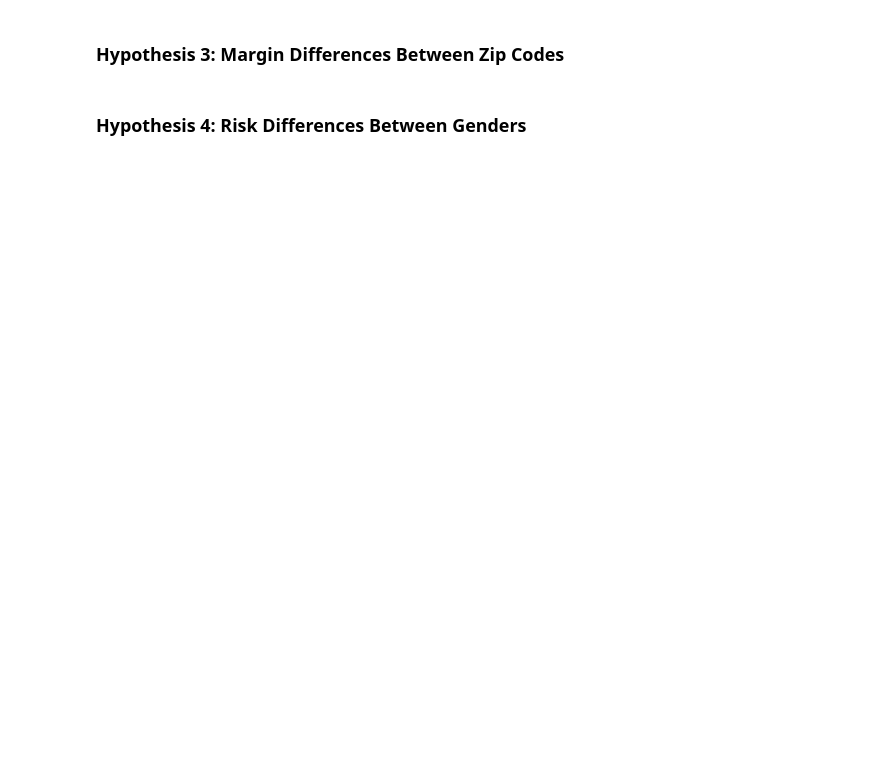
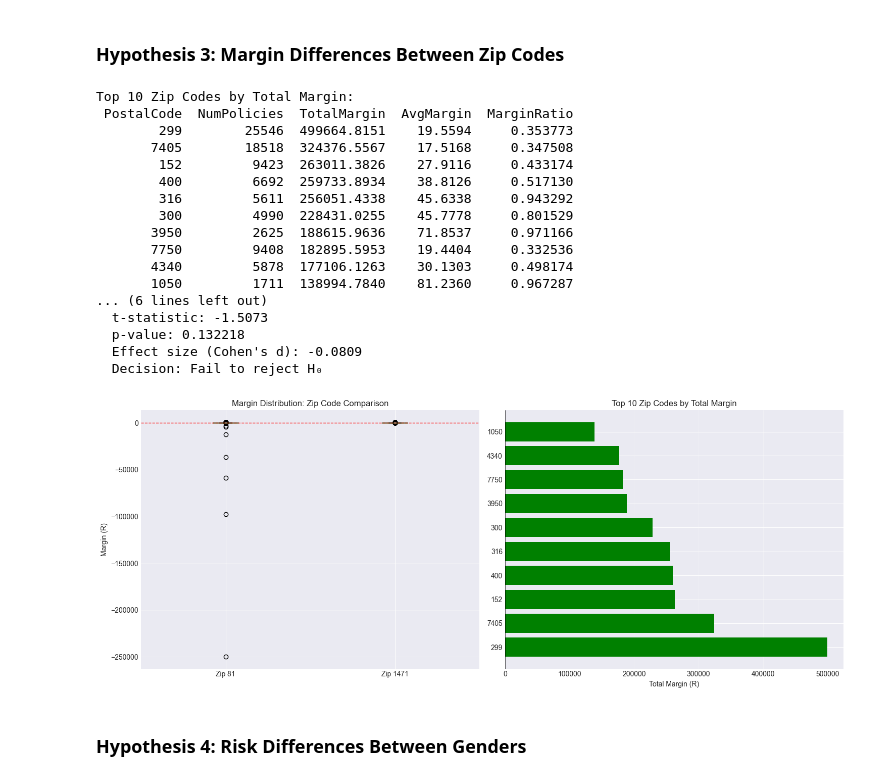
Before and after one commit to dnNatnael/End-to-End-Insurance-Risk-Analytics-Predictive-Modeling, a Jupyter notebook: notebooks/02_statistical_validation.ipynb, the cells around one changed output. Drawn from its saved outputs; the diff is of its cells as text; code cells hidden in the pictures; blank space fills up the shorter version.

```diff
--- a/notebooks/02_statistical_validation.ipynb
+++ b/notebooks/02_statistical_validation.ipynb
@@ -361,34 +510,60 @@ print(f"  Difference: R{margin_test_zip['difference']:,.2f}")
 print(f"  t-statistic: {margin_test_zip['t_statistic']:.4f}")
 print(f"  p-value: {margin_test_zip['p_value']:.6f}")
 print(f"  Effect size (Cohen's d): {margin_test_zip['effect_size_cohens_d']:.4f}")
 print(f"  Decision: {margin_test_zip['interpretation']}")
 
 # Visualization
+# Ensure reports directory exists
+try:
+    reports_dir
+except NameError:
+    reports_dir = PROJECT_ROOT / "reports"
+    reports_dir.mkdir(exist_ok=True)
+
 fig, axes = plt.subplots(1, 2, figsize=(15, 6))
 
 # Margin distribution comparison
 axes[0].boxplot([
     group_a_zip['Margin'],
     group_b_zip['Margin']
 ], labels=[f'Zip {zip_high_risk}', f'Zip {zip_low_risk}'])
 axes[0].set_ylabel('Margin (R)')
 axes[0].set_title('Margin Distribution: Zip Code Comparison')
 axes[0].axhline(0, color='red', linestyle='--', linewidth=1)
 axes[0].grid(axis='y', alpha=0.3)
 
 # Top zip codes by margin
 top_zip_margin = zip_margin.head(10)
 axes[1].barh(range(len(top_zip_margin)), top_zip_margin['TotalMargin'], color='green')
 axes[1].set_yticks(range(len(top_zip_margin)))
 axes[1].set_yticklabels(top_zip_margin['PostalCode'])
 axes[1].set_xlabel('Total Margin (R)')
 axes[1].set_title('Top 10 Zip Codes by Total Margin')
 axes[1].axvline(0, color='black', linestyle='-', linewidth=0.5)
 axes[1].grid(axis='x', alpha=0.3)
 
 plt.tight_layout()
-plt.savefig('reports/zipcode_margin_analysis.png', dpi=300, bbox_inches='tight')
+plt.savefig(reports_dir / 'zipcode_margin_analysis.png', dpi=300, bbox_inches='tight')
 plt.show()
+# %% [output]
+Top 10 Zip Codes by Total Margin:
+ PostalCode  NumPolicies  TotalMargin  AvgMargin  MarginRatio
+        299        25546  499664.8151    19.5594     0.353773
+       7405        18518  324376.5567    17.5168     0.347508
+        152         9423  263011.3826    27.9116     0.433174
+        400         6692  259733.8934    38.8126     0.517130
+        316         5611  256051.4338    45.6338     0.943292
+        300         4990  228431.0255    45.7778     0.801529
+       3950         2625  188615.9636    71.8537     0.971166
+       7750         9408  182895.5953    19.4404     0.332536
+       4340         5878  177106.1263    30.1303     0.498174
+       1050         1711  138994.7840    81.2360     0.967287
+... (6 lines left out)
+  t-statistic: -1.5073
+  p-value: 0.132218
+  Effect size (Cohen's d): -0.0809
+  Decision: Fail to reject H₀
+[figure, added]
 # %% [markdown]
 ### Hypothesis 4: Risk Differences Between Genders
 # %%
```
Also changed, not shown: parts of 16 cells of this notebook, 4 other files.
